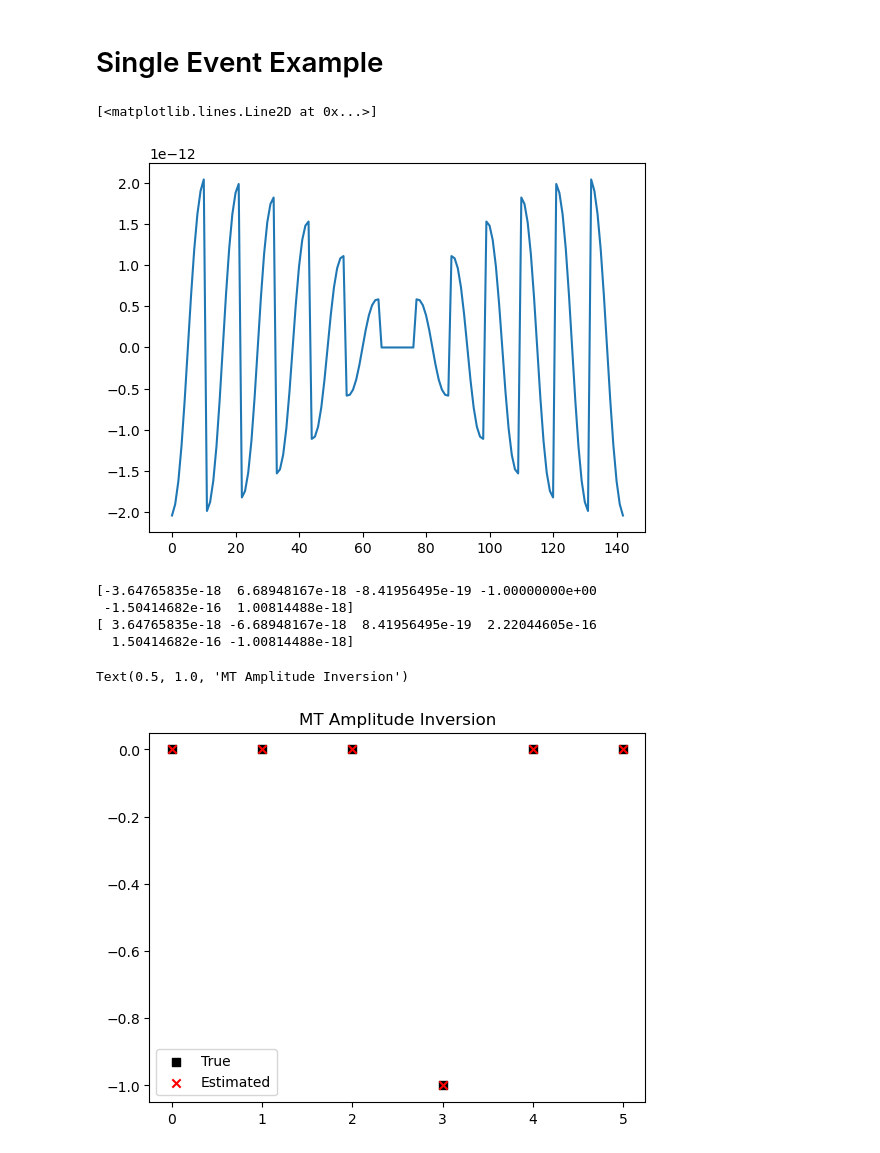
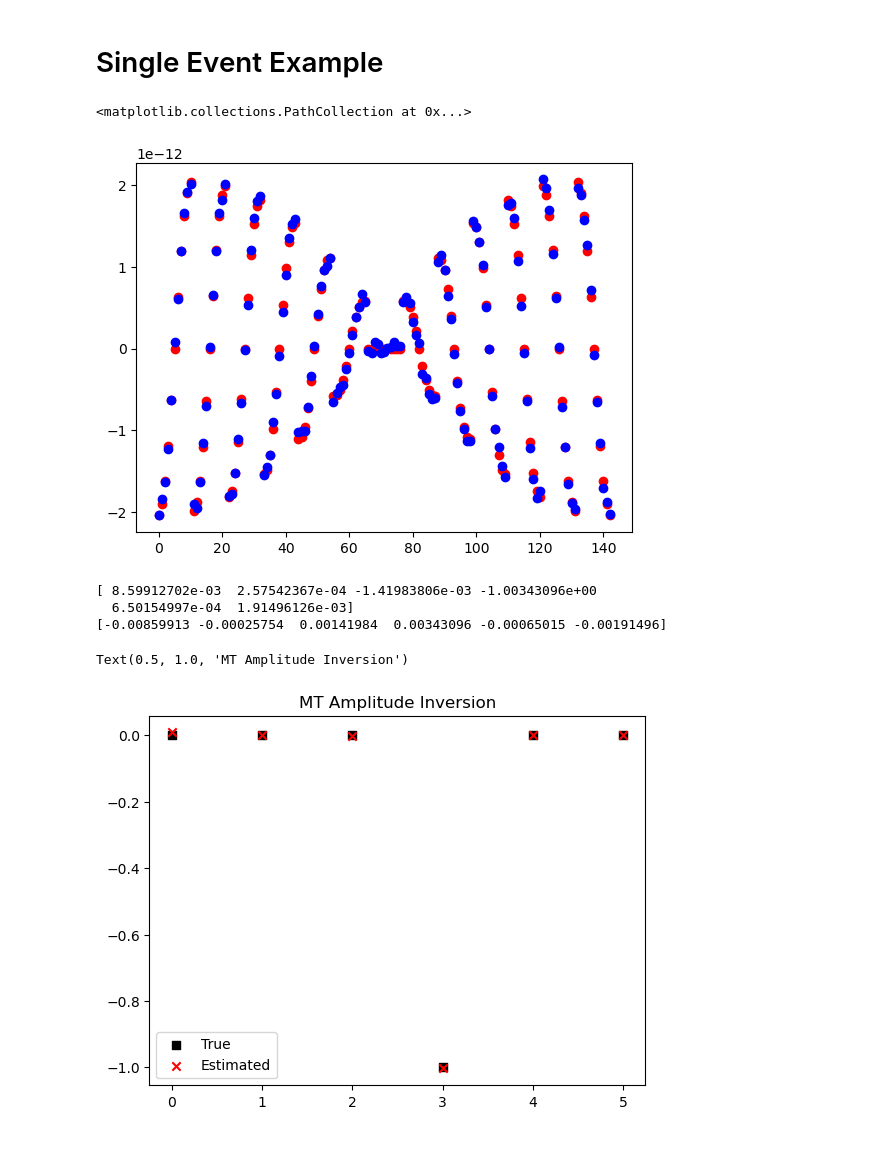
Before and after one commit to FraCSPy/FraCSPy, a Jupyter notebook: Notebooks/MTAI_Examples/MTAI_1Component_PWave_InverseCrime.ipynb, the cells around one changed output. Drawn from its saved outputs; the diff is of its cells as text; code cells hidden in the pictures.

```diff
--- a/Notebooks/MTAI_Examples/MTAI_1Component_PWave_InverseCrime.ipynb
+++ b/Notebooks/MTAI_Examples/MTAI_1Component_PWave_InverseCrime.ipynb
@@ -103,10 +90,12 @@ mt =-1 * np.array([0,0,0,1,0,0]) #  np.array([1,1,1,0,0,0])
 # %%
 # Forward
 p_amps = frwrd_mtmodelling(Gz, mt)
-plt.plot(p_amps)
+plt.scatter(x=np.arange(len(p_amps)), y=p_amps, c='r')
+p_amps += 0.2*((np.random.random(len(p_amps))-0.5)*np.mean(abs(p_amps)))
+plt.scatter(x=np.arange(len(p_amps)), y=p_amps, c='b')
 # %% [output]
-[<matplotlib.lines.Line2D at 0x...>]
+<matplotlib.collections.PathCollection at 0x...>
-[figure, old version]
+[figure, new version]
 # %%
 # LSQR Inversion
 mt_est = lsqr_mtsolver(Gz, p_amps)
@@ -118,12 +107,11 @@ plt.scatter(range(6), mt_est, c='r', marker='x', label='Estimated')
 plt.legend()
 plt.title('MT Amplitude Inversion')
 # %% [output]
-[-3.64765835e-18  6.68948167e-18 -8.41956495e-19 -1.00000000e+00
- -1.50414682e-16  1.00814488e-18]
-[ 3.64765835e-18 -6.68948167e-18  8.41956495e-19  2.22044605e-16
-  1.50414682e-16 -1.00814488e-18]
+[ 8.59912702e-03  2.57542367e-04 -1.41983806e-03 -1.00343096e+00
+  6.50154997e-04  1.91496126e-03]
+[-0.00859913 -0.00025754  0.00141984  0.00343096 -0.00065015 -0.00191496]
 Text(0.5, 1.0, 'MT Amplitude Inversion')
-[figure, old version]
+[figure, new version]
 # %%
 MTMatrix_comparisonplot(mt,mt_est)
 # %% [output]
```
Also changed, not shown: parts of 4 cells of this notebook.
